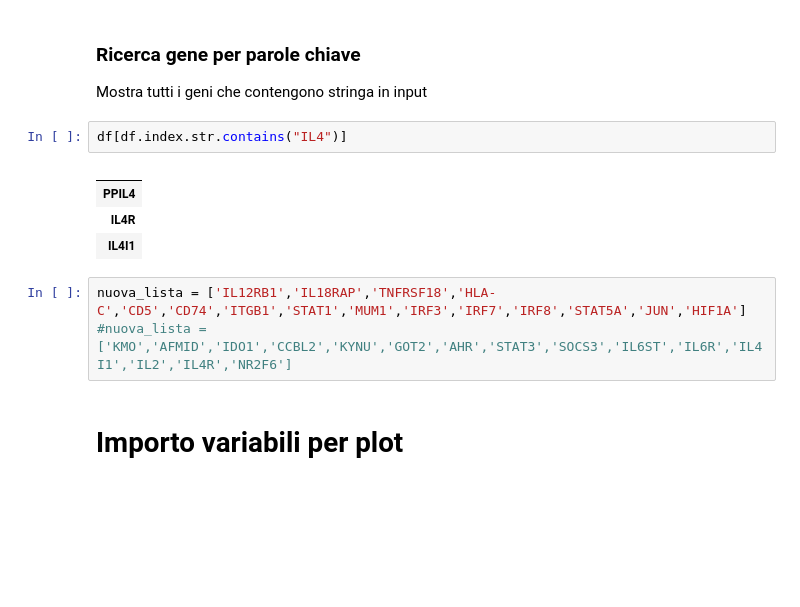
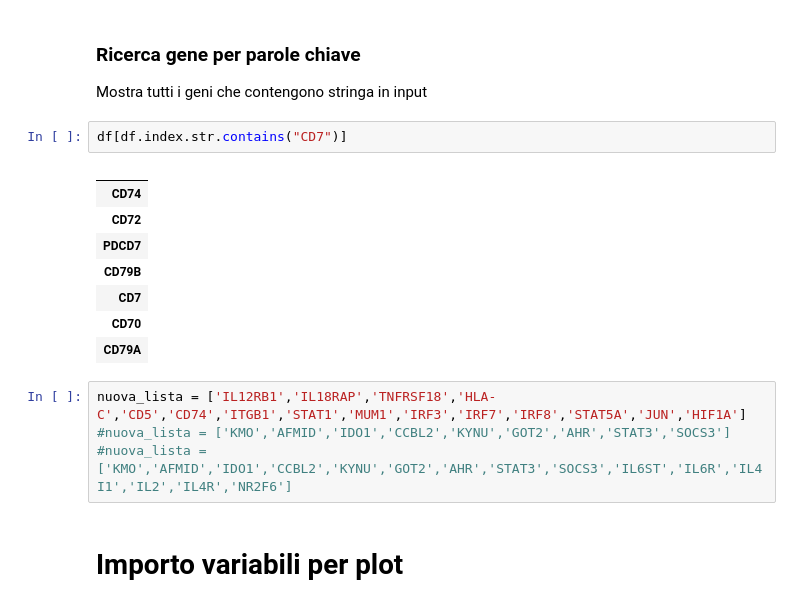
Before and after one commit to davidpelosi21/MSscRNAseq, a Jupyter notebook: MARCO/Grafici.ipynb, the cells around one changed output. Cells and saved outputs as stored; diff of their text form; blank space fills up the shorter version.

```diff
--- a/MARCO/Grafici.ipynb
+++ b/MARCO/Grafici.ipynb
@@ -120,14 +121,19 @@ Gene presente nel db di dati
 ### Ricerca gene per parole chiave
 Mostra tutti i geni che contengono stringa in input
 # %%
-df[df.index.str.contains("IL4")]
+df[df.index.str.contains("CD7")]
 # %% [output]
 |  |
-| PPIL4 |
-| IL4R |
-| IL4I1 |
+| CD74 |
+| CD72 |
+| PDCD7 |
+| CD79B |
+| CD7 |
+| CD70 |
+| CD79A |
 # %%
 nuova_lista = ['IL12RB1','IL18RAP','TNFRSF18','HLA-C','CD5','CD74','ITGB1','STAT1','MUM1','IRF3','IRF7','IRF8','STAT5A','JUN','HIF1A']
+#nuova_lista = ['KMO','AFMID','IDO1','CCBL2','KYNU','GOT2','AHR','STAT3','SOCS3']
 #nuova_lista = ['KMO','AFMID','IDO1','CCBL2','KYNU','GOT2','AHR','STAT3','SOCS3','IL6ST','IL6R','IL4I1','IL2','IL4R','NR2F6']
 # %% [markdown]
 # Importo variabili per plot
```
Also changed, not shown: parts of 5 cells of this notebook.
